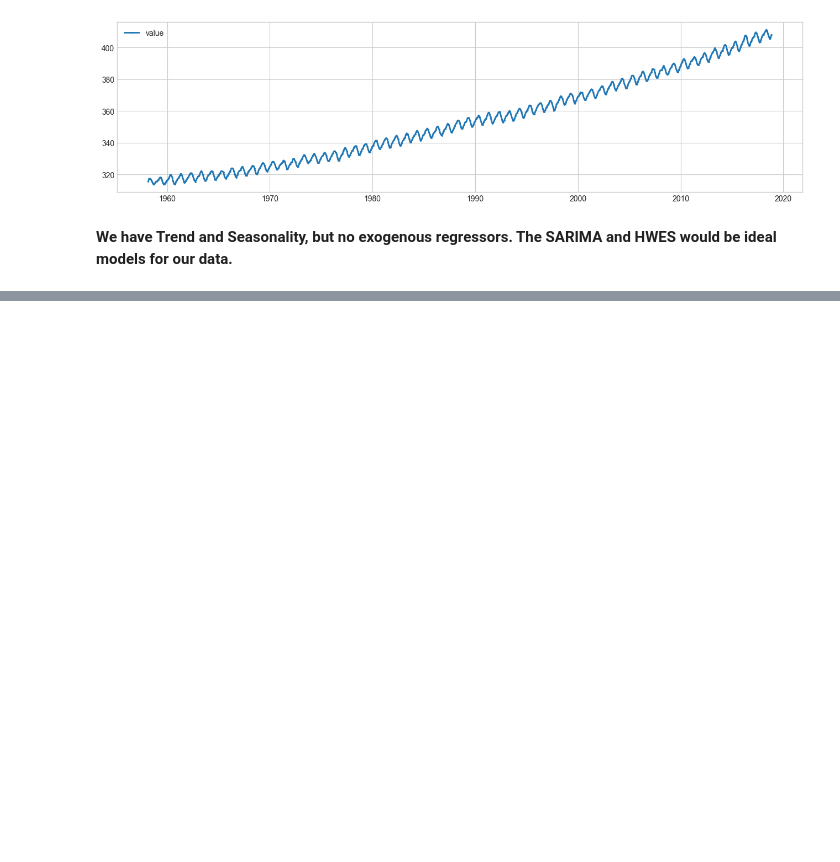
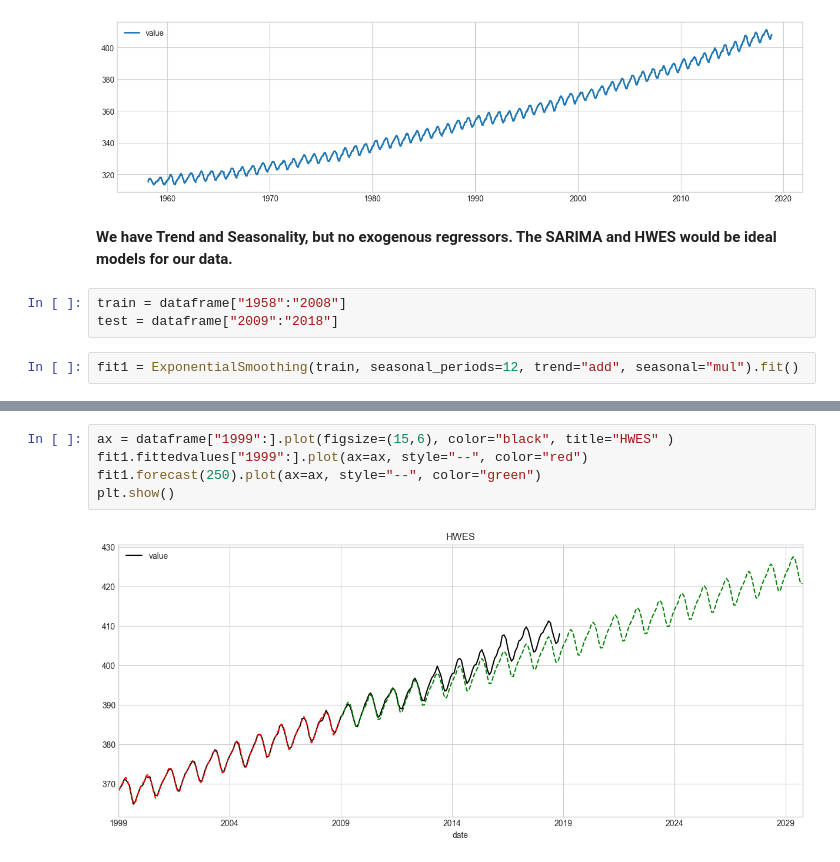
Before and after one commit to Leywa-git/Start_UP_IT_PDS2, a Jupyter notebook: Lesson_46/dz_46.ipynb, the cells around one changed output, grey strips where cells are left out. Saved outputs shown, nothing was run; the diff lists cells and outputs as text; blank space fills up the shorter version.

```diff
--- a/Lesson_46/dz_46.ipynb
+++ b/Lesson_46/dz_46.ipynb
@@ -129,3 +131,8 @@ plot(dataframe, anomaly=anomalies, ts_linewidth=2, anomaly_color="red", anomaly_
 [figure]
 # %% [markdown]
 **We have Trend and Seasonality, but no exogenous regressors. The SARIMA and HWES would be ideal models for our data.**
+# %%
+train = dataframe["1958":"2008"]
+test = dataframe["2009":"2018"]
+# %%
+fit1 = ExponentialSmoothing(train, seasonal_periods=12, trend="add", seasonal="mul").fit()
@@ -131,0 +185,7 @@ plot(dataframe, anomaly=anomalies, ts_linewidth=2, anomaly_color="red", anomaly_
+# %%
+ax = dataframe["1999":].plot(figsize=(15,6), color="black", title="HWES" )
+fit1.fittedvalues["1999":].plot(ax=ax, style="--", color="red")
+fit1.forecast(250).plot(ax=ax, style="--", color="green")
+plt.show()
+# %% [output]
+[figure, added]
```
Also changed, not shown: parts of 11 cells of this notebook, 2 other files.
